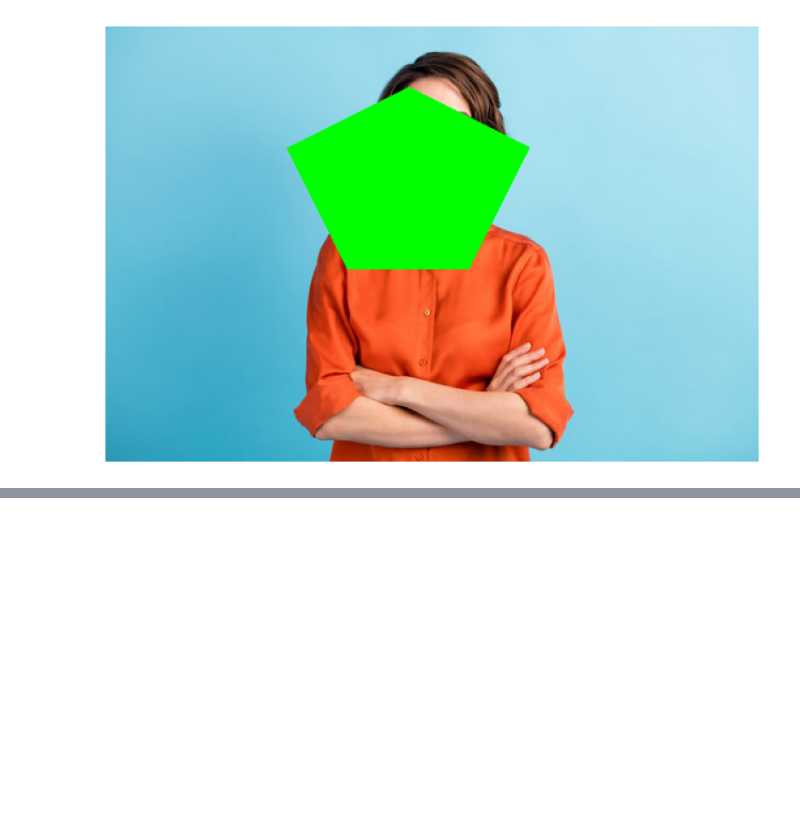
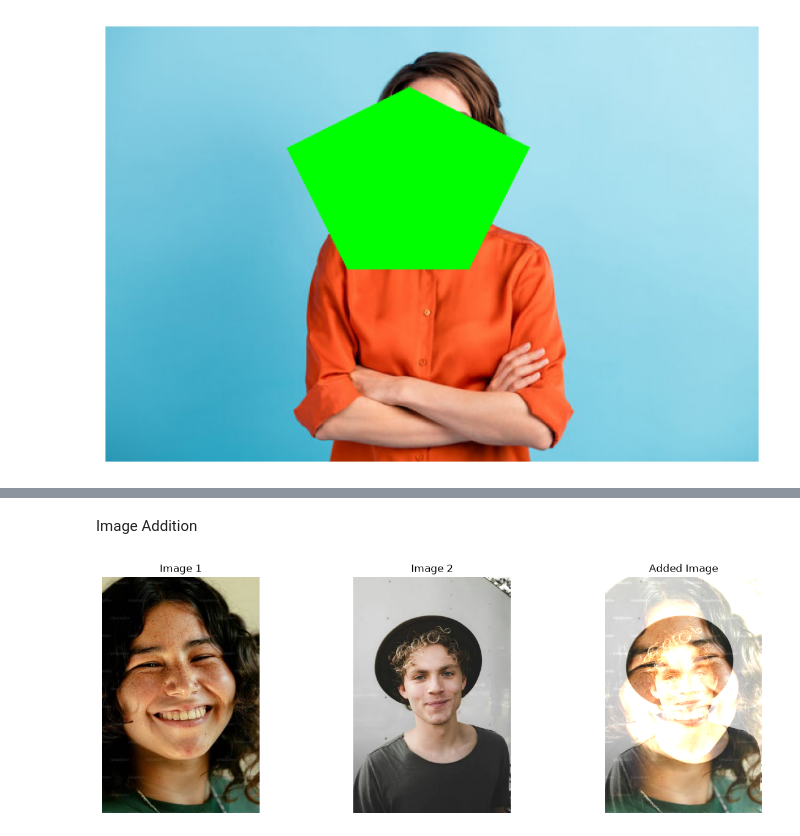
Before and after one commit to ttahsin124-wq/OpenCV-Learning-Era, a Jupyter notebook: learningopencv.ipynb, the cells around one changed output, grey strips where cells are left out. Cells and saved outputs as stored; diff of their text form; code cells hidden in the pictures; blank space fills up the shorter version.

Commit message:
Learned addition and Subtraction

```diff
--- a/learningopencv.ipynb
+++ b/learningopencv.ipynb
@@ -288,0 +300,46 @@ plt.show()
+# %% [markdown]
+Image Addition
+# %%
+import cv2
+import matplotlib.pyplot as plt
+
+# Read two images
+image1 = cv2.imread("images\images (2).jpg")
+image2 = cv2.imread("images\images (3).jpg")
+
+# Check if images were loaded
+if image1 is None or image2 is None:
+    print("One or both images were not found!")
+else:
+    # Resize image2 to match image1
+    image2 = cv2.resize(image2, (image1.shape[1], image1.shape[0]))
+
+    # Add the two images
+    added_image = cv2.add(image1, image2)
+
+    # Convert BGR to RGB
+    image1_rgb = cv2.cvtColor(image1, cv2.COLOR_BGR2RGB)
+    image2_rgb = cv2.cvtColor(image2, cv2.COLOR_BGR2RGB)
+    added_rgb = cv2.cvtColor(added_image, cv2.COLOR_BGR2RGB)
+
+    # Display
+    plt.figure(figsize=(15, 5))
+
+    plt.subplot(1, 3, 1)
+    plt.imshow(image1_rgb)
+    plt.title("Image 1")
+    plt.axis("off")
+
+    plt.subplot(1, 3, 2)
+    plt.imshow(image2_rgb)
+    plt.title("Image 2")
+    plt.axis("off")
+
+    plt.subplot(1, 3, 3)
+    plt.imshow(added_rgb)
+    plt.title("Added Image")
+    plt.axis("off")
+
+    plt.show()
+# %% [output]
+[figure, added]
```
Also changed, not shown: parts of 3 cells of this notebook, 2 other files.
